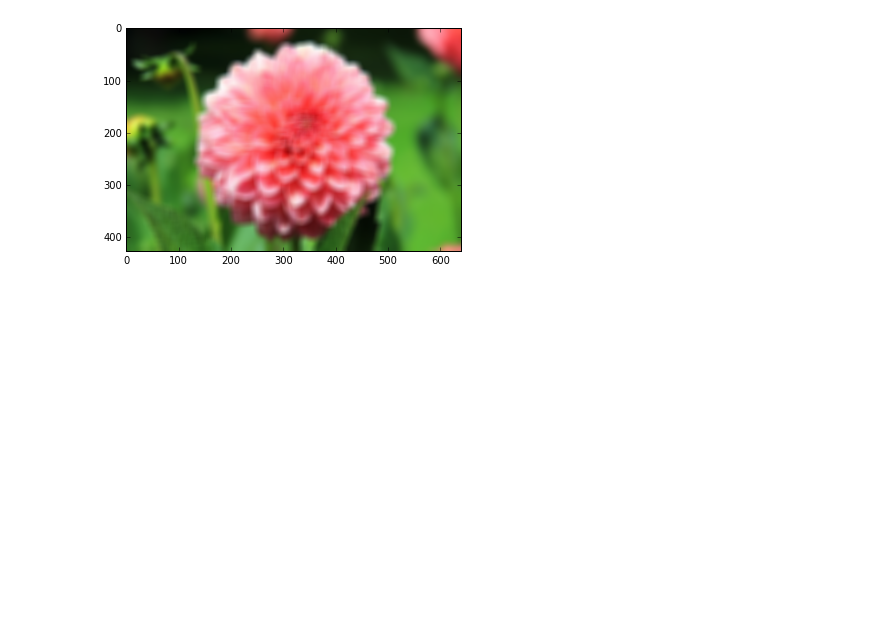
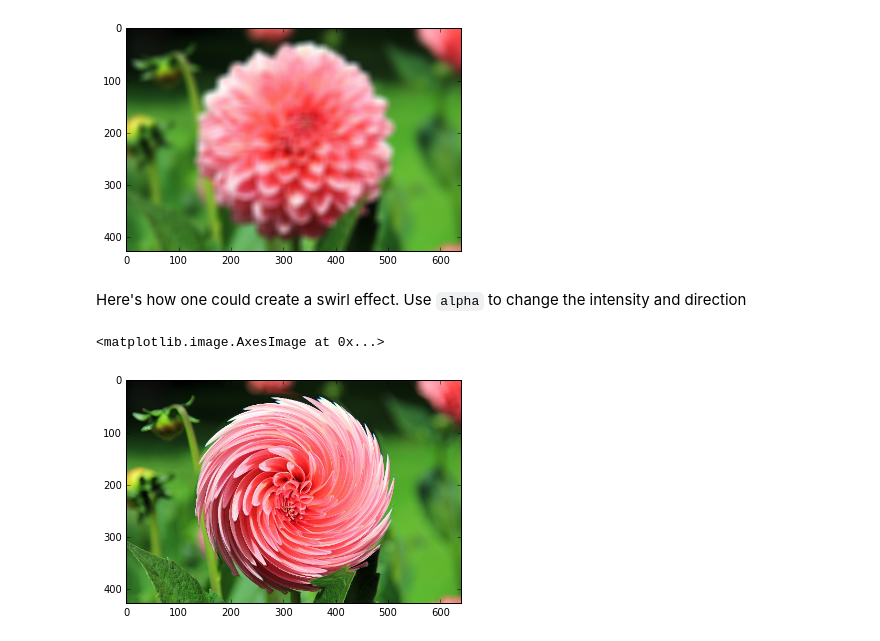
Before and after one commit to Team334/notebooks, a Jupyter notebook: tutorial.ipynb, the cells around one changed output. Cells and saved outputs as stored; diff of their text form; code cells hidden in the pictures; blank space fills up the shorter version.

Commit message:
Add another opencv example

```diff
--- a/tutorial.ipynb
+++ b/tutorial.ipynb
@@ -113,3 +114,27 @@ plt.imshow(cv2.cvtColor(blurred, cv2.COLOR_BGR2RGB))
 # %% [output]
 <matplotlib.image.AxesImage at 0x...>
 [figure]
+# %% [markdown]
+Here's how one could create a swirl effect. Use `alpha` to change the intensity and direction
+# %%
+alpha = -0.018
+
+y_axis, x_axis = np.arange(0, img.shape[0]), np.arange(0, img.shape[1])
+# shift into coordinates where (0, 0) is center of image
+y_axis, x_axis = y_axis - img.shape[0]/2, x_axis - img.shape[1]/2
+grid_x, grid_y = np.meshgrid(x_axis, y_axis)
+dist = np.sqrt(grid_x**2 + grid_y**2)
+# don't swirl entire image
+dist = np.clip(dist.max()/2 - dist, 0, 10000)
+# apply rotation matrix where angle is dist*alpha
+map_x = grid_x*np.cos(dist*alpha) - grid_y*np.sin(dist*alpha)
+map_y = grid_x*np.sin(dist*alpha) + grid_y*np.cos(dist*alpha)
+
+# shift back into opencv coordinates
+map_y, map_x = map_y + img.shape[0]/2, map_x + img.shape[1]/2
+
+swirl = cv2.remap(img, map_x.astype(np.float32), map_y.astype(np.float32), interpolation=cv2.INTER_CUBIC)
+plt.imshow(cv2.cvtColor(swirl, cv2.COLOR_BGR2RGB))
+# %% [output]
+<matplotlib.image.AxesImage at 0x...>
+[figure, added]
```
Also changed, not shown: parts of 5 cells of this notebook.
